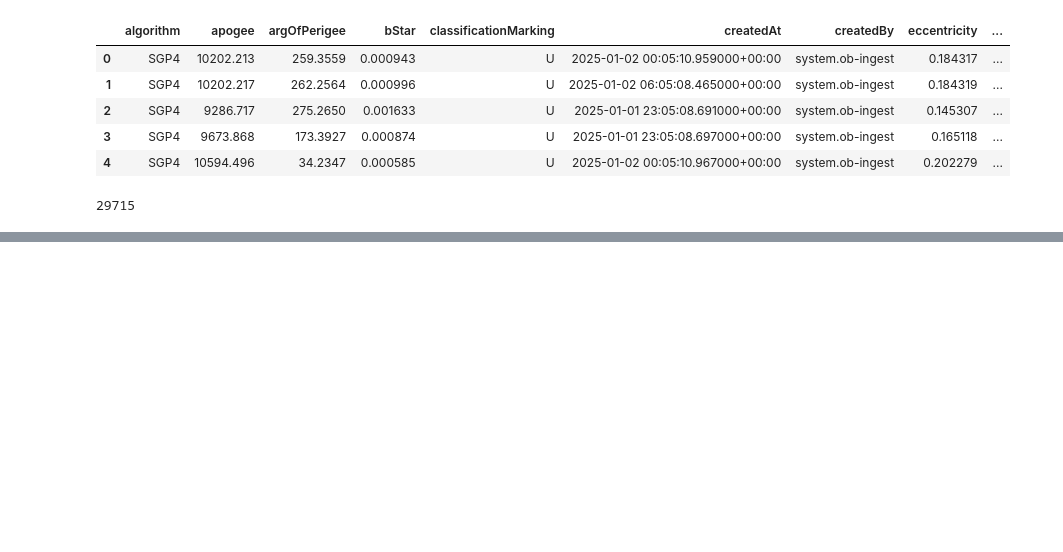
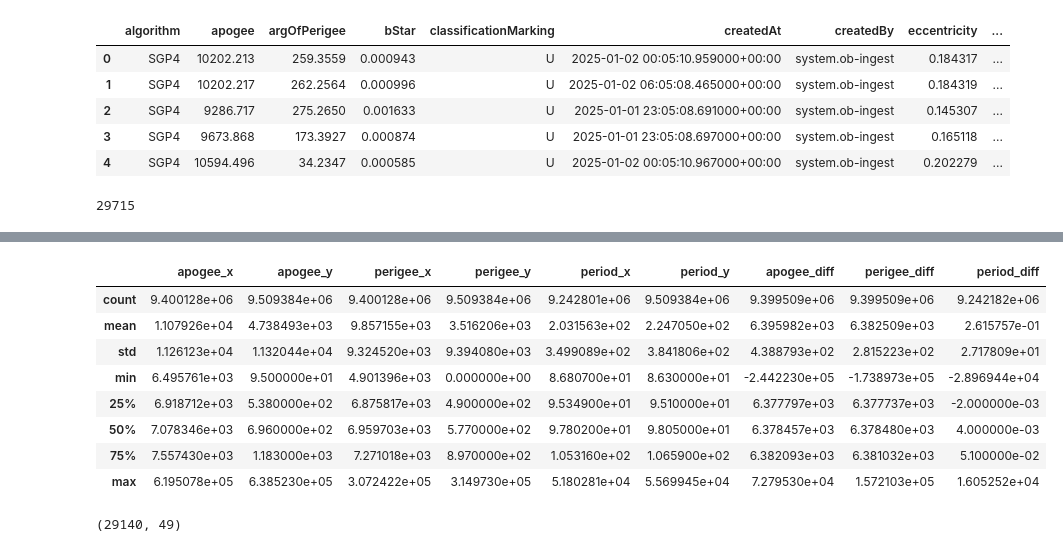
Before and after one commit to dezertdweller/Cosmic-Insights, a Jupyter notebook: notebooks/klg-eda/notebook.ipynb, the cells around one changed output, grey strips where cells are left out. Cells and saved outputs as stored; diff of their text form; code cells hidden in the pictures; blank space fills up the shorter version.

```diff
--- a/notebooks/klg-eda/notebook.ipynb
+++ b/notebooks/klg-eda/notebook.ipynb
@@ -123,0 +372,19 @@ df_all[(df_all['satNo'] >= 80000) & (df_all['satNo'] < 90000)]
+# %%
+stats_check.describe()
+# %% [output]
+|  | apogee_x | apogee_y | perigee_x | perigee_y | period_x | period_y | apogee_diff | perigee_diff | period_diff |
+| count | 9.400128e+06 | 9.509384e+06 | 9.400128e+06 | 9.509384e+06 | 9.242801e+06 | 9.509384e+06 | 9.399509e+06 | 9.399509e+06 | 9.242182e+06 |
+| mean | 1.107926e+04 | 4.738493e+03 | 9.857155e+03 | 3.516206e+03 | 2.031563e+02 | 2.247050e+02 | 6.395982e+03 | 6.382509e+03 | 2.615757e-01 |
+| std | 1.126123e+04 | 1.132044e+04 | 9.324520e+03 | 9.394080e+03 | 3.499089e+02 | 3.841806e+02 | 4.388793e+02 | 2.815223e+02 | 2.717809e+01 |
+| min | 6.495761e+03 | 9.500000e+01 | 4.901396e+03 | 0.000000e+00 | 8.680700e+01 | 8.630000e+01 | -2.442230e+05 | -1.738973e+05 | -2.896944e+04 |
+| 25% | 6.918712e+03 | 5.380000e+02 | 6.875817e+03 | 4.900000e+02 | 9.534900e+01 | 9.510000e+01 | 6.377797e+03 | 6.377737e+03 | -2.000000e-03 |
+| 50% | 7.078346e+03 | 6.960000e+02 | 6.959703e+03 | 5.770000e+02 | 9.780200e+01 | 9.805000e+01 | 6.378457e+03 | 6.378480e+03 | 4.000000e-03 |
+| 75% | 7.557430e+03 | 1.183000e+03 | 7.271018e+03 | 8.970000e+02 | 1.053160e+02 | 1.065900e+02 | 6.382093e+03 | 6.381032e+03 | 5.100000e-02 |
+| max | 6.195078e+05 | 6.385230e+05 | 3.072422e+05 | 3.149730e+05 | 5.180281e+04 | 5.569945e+04 | 7.279530e+04 | 1.572103e+05 | 1.605252e+04 |
+# %%
+df_latest = (merged.sort_values("epoch")
+                      .groupby("satNo")
+                      .tail(1))
+df_latest.shape
+# %% [output]
+(29140, 49)
```
Also changed, not shown: parts of 41 cells of this notebook, 1 other file.
